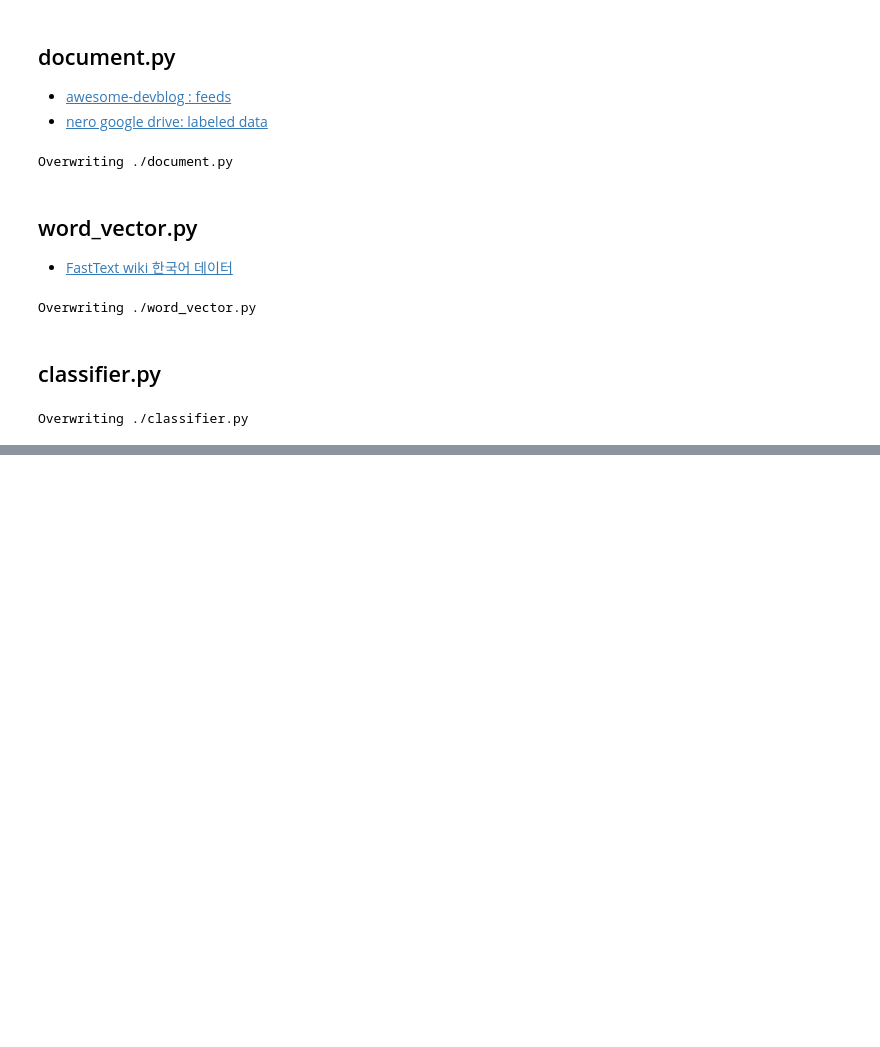
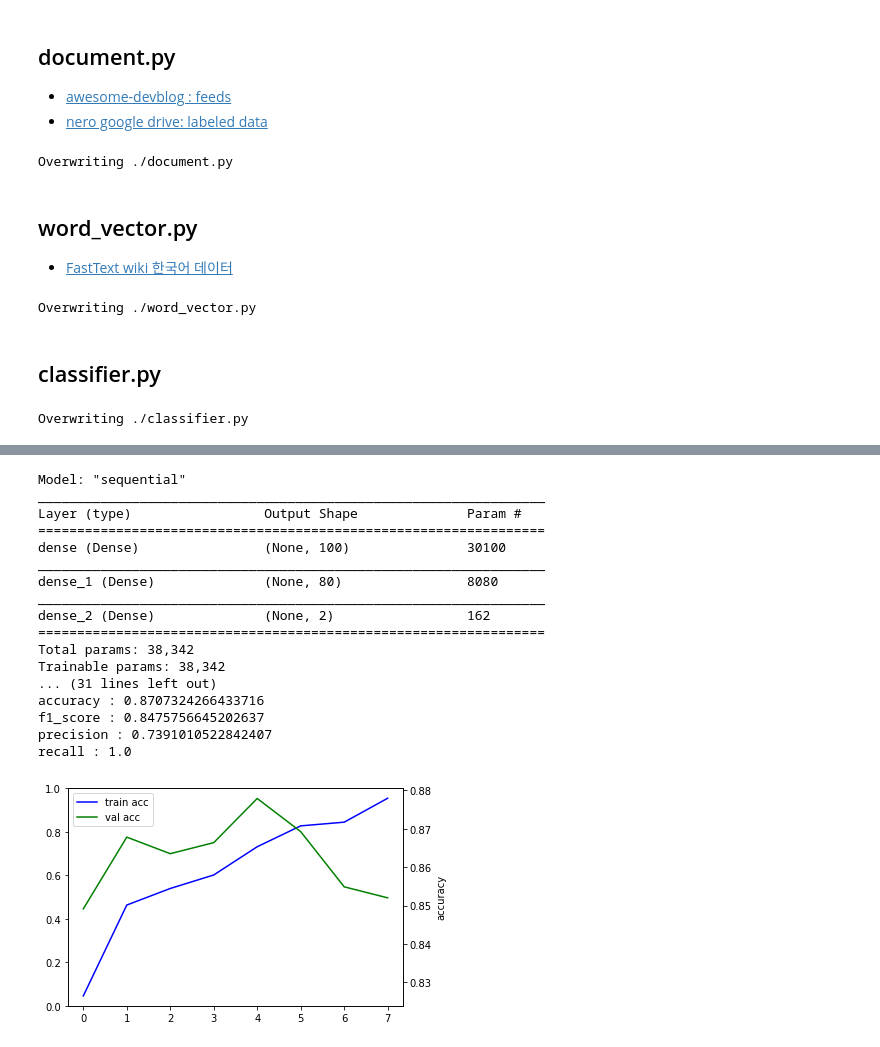
Before and after one commit to nero-angela/DevblogClassifier, a Jupyter notebook: generator.ipynb, the cells around one changed output, grey strips where cells are left out. Drawn from its saved outputs; the diff is of its cells as text; code cells hidden in the pictures; blank space fills up the shorter version.

Commit message:
Add devblog jamo split word embedding model

```diff
--- a/generator.ipynb
+++ b/generator.ipynb
@@ -847,0 +1055,2 @@ Overwriting ./classifier.py
+# %%
+text = all_docs.text.apply(lambda x: [han2Jamo(s) for s in x.split(' ')])
@@ -847,0 +1072,2 @@ Overwriting ./classifier.py
+# %%
+wv_model = wv.getCustomModel(text, embedding_dim=300)
@@ -847,0 +1105,4 @@ Overwriting ./classifier.py
+# %%
+docs.text = docs.text.apply(lambda x: ' '.join([han2Jamo(s) for s in x.split(' ')]))
+# %%
+docs['vector'] = docs.text.apply(lambda x: wv.vectorization(wv_model, x))
@@ -847,0 +1125,25 @@ Overwriting ./classifier.py
+# %%
+model = cf.train(docs,
+                 checkpoint_path='./model/200218',
+                 epochs=8,
+                )
+cf.showHistory()
+# %% [output]
+Model: "sequential"
+_________________________________________________________________
+Layer (type)                 Output Shape              Param #
+=================================================================
+dense (Dense)                (None, 100)               30100
+_________________________________________________________________
+dense_1 (Dense)              (None, 80)                8080
+_________________________________________________________________
+dense_2 (Dense)              (None, 2)                 162
+=================================================================
+Total params: 38,342
+Trainable params: 38,342
+... (31 lines left out)
+accuracy : 0.8707324266433716
+f1_score : 0.8475756645202637
+precision : 0.7391010522842407
+recall : 1.0
+[figure, added]
```
Also changed, not shown: parts of 19 cells of this notebook, 20 other files.
